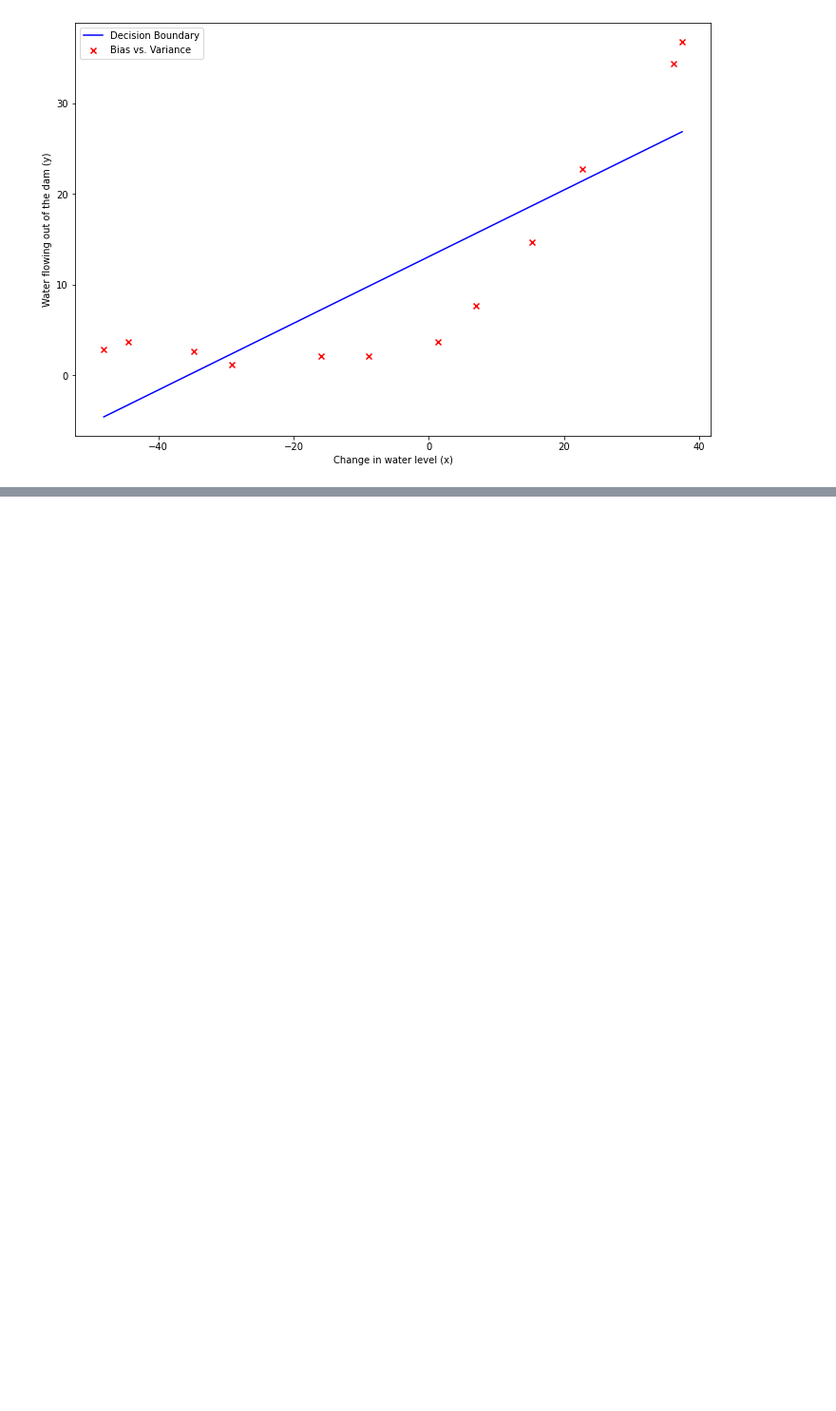
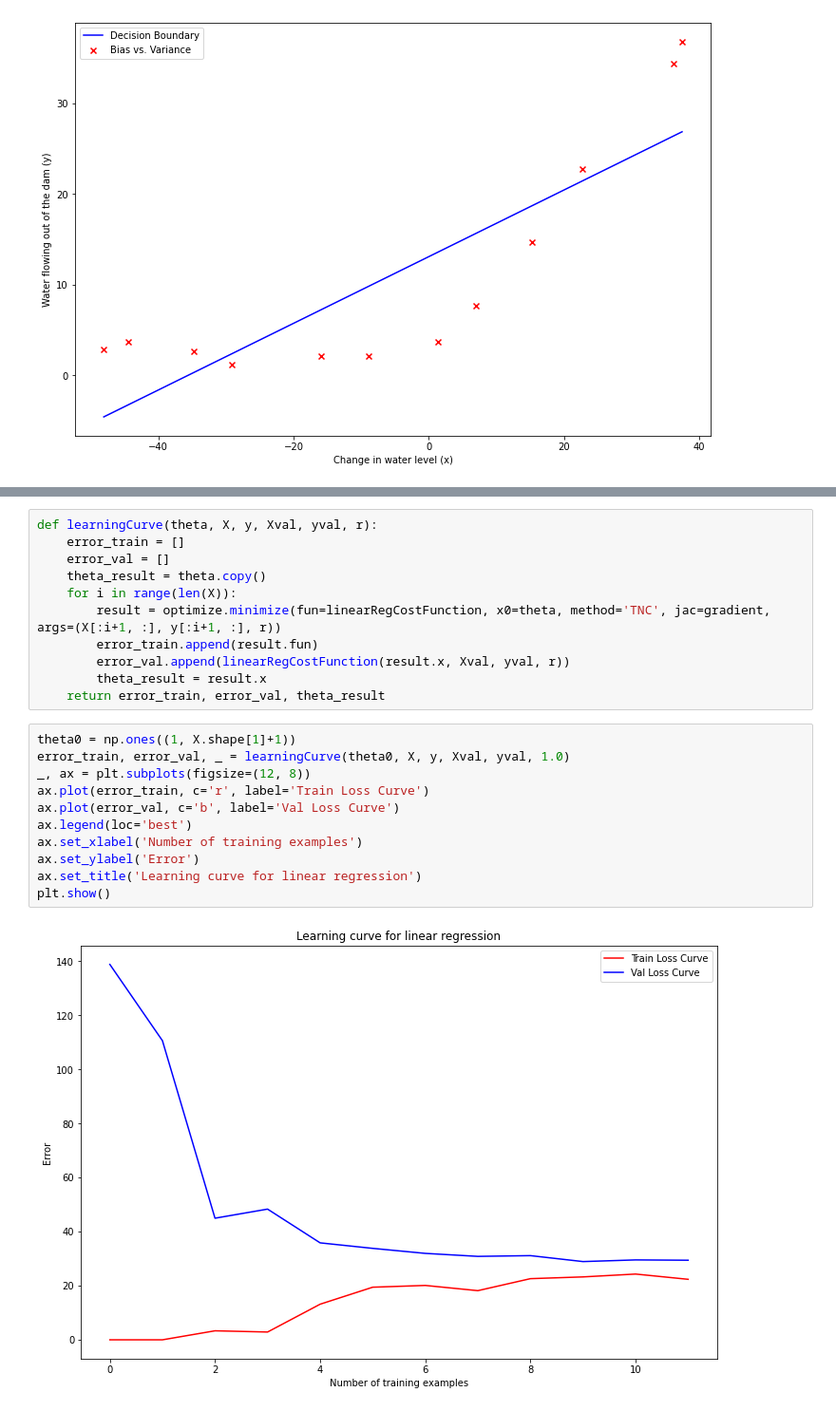
Before and after one commit to EngineeringBoy/ml, a Jupyter notebook: cs229/code/ext5/ex5.ipynb, the cells around one changed output, grey strips where cells are left out. Shown: that part at 95% size. Cells and saved outputs as stored; diff of their text form; blank space fills up the shorter version.

```diff
--- a/cs229/code/ext5/ex5.ipynb
+++ b/cs229/code/ext5/ex5.ipynb
@@ -85,0 +117,24 @@ plt.show()
+# %%
+def learningCurve(theta, X, y, Xval, yval, r):
+    error_train = []
+    error_val = []
+    theta_result = theta.copy()
+    for i in range(len(X)):
+        result = optimize.minimize(fun=linearRegCostFunction, x0=theta, method='TNC', jac=gradient, args=(X[:i+1, :], y[:i+1, :], r))
+        error_train.append(result.fun)
+        error_val.append(linearRegCostFunction(result.x, Xval, yval, r))
+        theta_result = result.x
+    return error_train, error_val, theta_result
+# %%
+theta0 = np.ones((1, X.shape[1]+1))
+error_train, error_val, _ = learningCurve(theta0, X, y, Xval, yval, 1.0)
+_, ax = plt.subplots(figsize=(12, 8))
+ax.plot(error_train, c='r', label='Train Loss Curve')
+ax.plot(error_val, c='b', label='Val Loss Curve')
+ax.legend(loc='best')
+ax.set_xlabel('Number of training examples')
+ax.set_ylabel('Error')
+ax.set_title('Learning curve for linear regression')
+plt.show()
+# %% [output]
+[figure, added]
```
Also changed, not shown: parts of 8 cells of this notebook, 1 other file.
